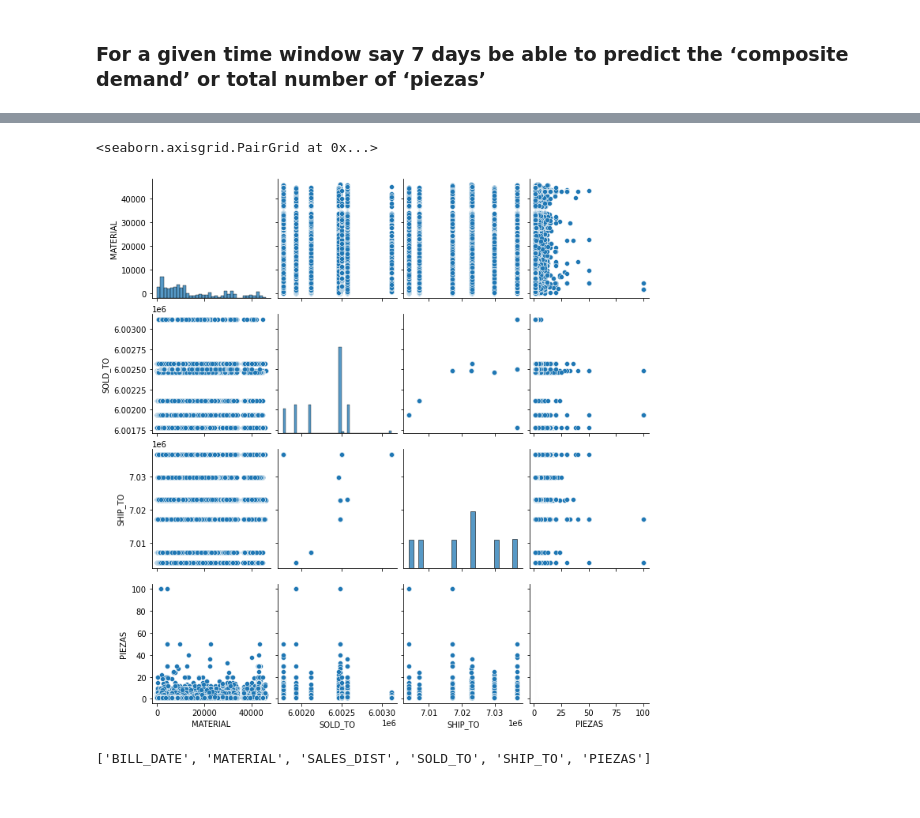
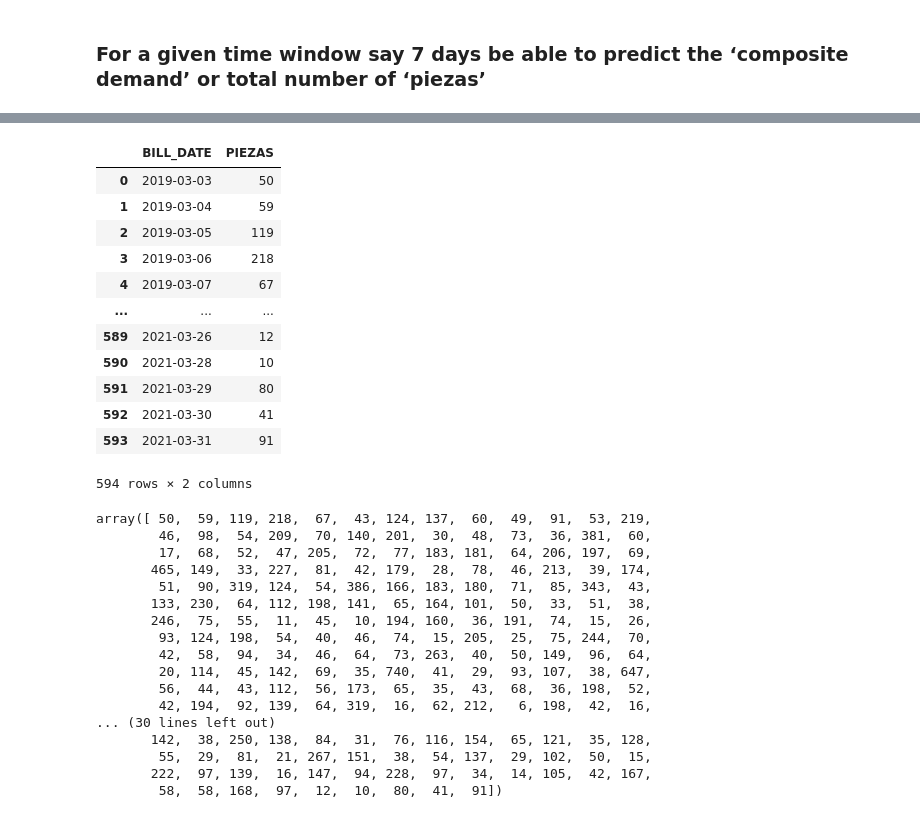
Before and after one commit to EdisonAltamirano/AI_storePrediction, a Jupyter notebook: opportunity1.ipynb, the cells around one changed output, grey strips where cells are left out. Saved outputs shown, nothing was run; the diff lists cells and outputs as text; code cells hidden in the pictures.

```diff
--- a/opportunity1.ipynb
+++ b/opportunity1.ipynb
@@ -51,13 +31,39 @@ sns.displot(full_df['PIEZAS'])
-# %%
-sns.pairplot(full_df)
-# %% [output]
-<seaborn.axisgrid.PairGrid at 0x...>
-[figure, removed]
-# %%
-#X_train,X_test,y_train,y_test = train_test_split(X,y)
-#print(full_df.columns)
-print(full_df.columns.values.tolist())
-X = full_df[['BILL_DATE','MATERIAL','SALES_DIST','SOLD_TO','SHIP_TO','PIEZAS']]
-y = full_df['']
-# %% [output]
-['BILL_DATE', 'MATERIAL', 'SALES_DIST', 'SOLD_TO', 'SHIP_TO', 'PIEZAS']
+# %%
+bf=full_df[["BILL_DATE","PIEZAS"]]
+ff=bf.groupby('BILL_DATE').PIEZAS.sum().to_frame(name = 'PIEZAS').reset_index()
+ff
+# %% [output]
+|  | BILL_DATE | PIEZAS |
+| 0 | 2019-03-03 | 50 |
+| 1 | 2019-03-04 | 59 |
+| 2 | 2019-03-05 | 119 |
+| 3 | 2019-03-06 | 218 |
+| 4 | 2019-03-07 | 67 |
+| ... | ... | ... |
+| 589 | 2021-03-26 | 12 |
+| 590 | 2021-03-28 | 10 |
+| 591 | 2021-03-29 | 80 |
+| 592 | 2021-03-30 | 41 |
+| 593 | 2021-03-31 | 91 |
+594 rows × 2 columns
+# %%
+y=ff['PIEZAS'].to_numpy()
+y
+# %% [output]
+array([ 50,  59, 119, 218,  67,  43, 124, 137,  60,  49,  91,  53, 219,
+        46,  98,  54, 209,  70, 140, 201,  30,  48,  73,  36, 381,  60,
+        17,  68,  52,  47, 205,  72,  77, 183, 181,  64, 206, 197,  69,
+       465, 149,  33, 227,  81,  42, 179,  28,  78,  46, 213,  39, 174,
+        51,  90, 319, 124,  54, 386, 166, 183, 180,  71,  85, 343,  43,
+       133, 230,  64, 112, 198, 141,  65, 164, 101,  50,  33,  51,  38,
+       246,  75,  55,  11,  45,  10, 194, 160,  36, 191,  74,  15,  26,
+        93, 124, 198,  54,  40,  46,  74,  15, 205,  25,  75, 244,  70,
+        42,  58,  94,  34,  46,  64,  73, 263,  40,  50, 149,  96,  64,
+        20, 114,  45, 142,  69,  35, 740,  41,  29,  93, 107,  38, 647,
+        56,  44,  43, 112,  56, 173,  65,  35,  43,  68,  36, 198,  52,
+        42, 194,  92, 139,  64, 319,  16,  62, 212,   6, 198,  42,  16,
+... (30 lines left out)
+       142,  38, 250, 138,  84,  31,  76, 116, 154,  65, 121,  35, 128,
+        55,  29,  81,  21, 267, 151,  38,  54, 137,  29, 102,  50,  15,
+       222,  97, 139,  16, 147,  94, 228,  97,  34,  14, 105,  42, 167,
+        58,  58, 168,  97,  12,  10,  80,  41,  91])
```
Also changed, not shown: parts of 6 cells of this notebook.
